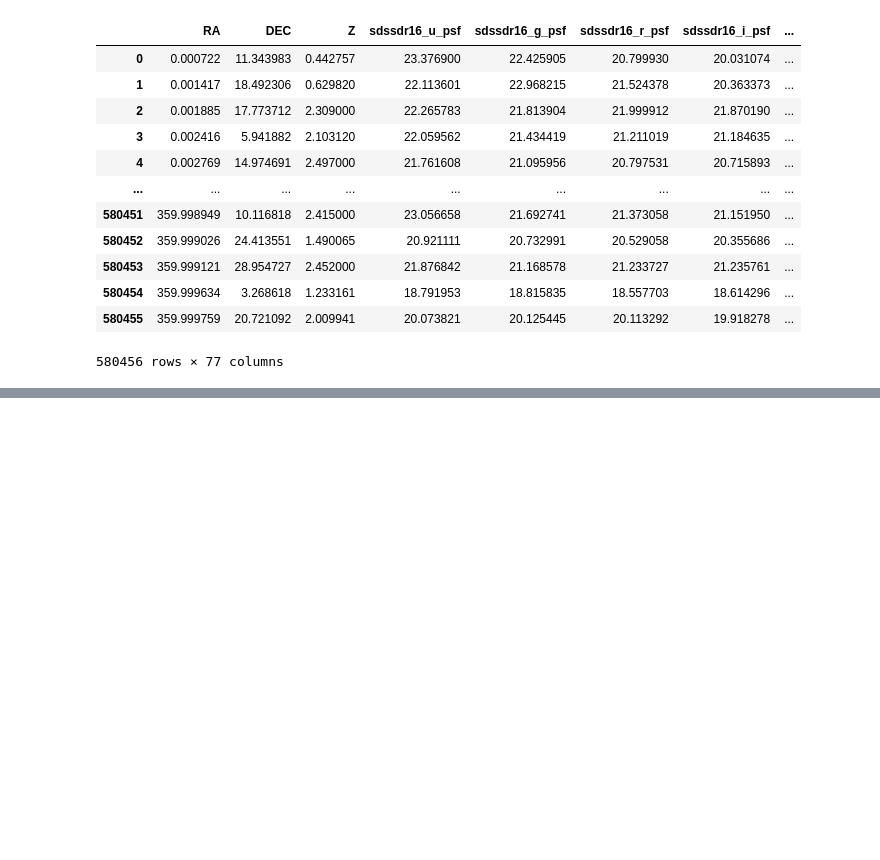
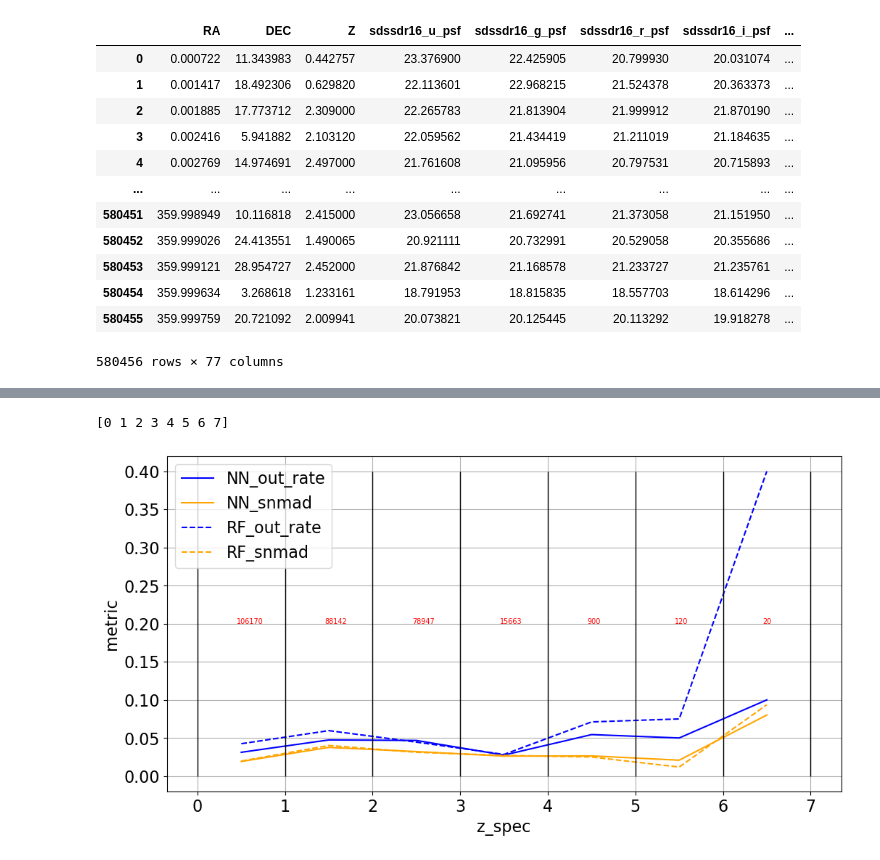
Before and after one commit to SVasi1yev/MSU_quasars, a Jupyter notebook: deep_ensambles_photo_z.ipynb, the cells around one changed output, grey strips where cells are left out. Saved outputs shown, nothing was run; the diff lists cells and outputs as text; code cells hidden in the pictures; blank space fills up the shorter version.

```diff
--- a/deep_ensambles_photo_z.ipynb
+++ b/deep_ensambles_photo_z.ipynb
@@ -401,0 +638,39 @@ print(f'Benchmark out_rate:\t{round(out_rate(train_20_35_02["Z"], train_20_35_02
+# %%
+# q_wide = 0.1
+# quants = np.quantile(y_02, np.arange(0, 1+q_wide, q_wide))
+# quants[-1] += 0.1
+
+quants = np.arange(0, 8, 1)
+
+print(quants)
+
+NN_out_rate, NN_snmad, RF_out_rate, RF_snmad = [], [], [], []
+obj_num = []
+
+for i in range(len(quants) - 1):
+    mask = (y_02 >= quants[i]) & (y_02 < quants[i+1])
+    obj_num.append(mask.sum())
+    NN_out_rate.append(out_rate(y_02[mask], mode[mask]))
+    NN_snmad.append(sigma_nmad(y_02[mask], mode[mask]))
+    RF_out_rate.append(out_rate(y_02[mask], train_20_35_02["max35_z"][mask]))
+    RF_snmad.append(sigma_nmad(y_02[mask], train_20_35_02["max35_z"][mask]))
+
+font = {'size': 16}
+plt.rc('font', **font)
+fig = plt.figure(figsize=(12, 6))
+plt.grid()
+
+plt.plot((quants[1:] + quants[:-1]) / 2, NN_out_rate, c='blue', linestyle='-', label='NN_out_rate')
+plt.plot((quants[1:] + quants[:-1]) / 2, NN_snmad, c='orange', linestyle='-', label='NN_snmad')
+plt.plot((quants[1:] + quants[:-1]) / 2, RF_out_rate, c='blue', linestyle='--', label='RF_out_rate')
+plt.plot((quants[1:] + quants[:-1]) / 2, RF_snmad, c='orange', linestyle='--', label='RF_snmad')
+plt.vlines(quants, ymin=0, ymax=max(NN_out_rate+NN_snmad+RF_out_rate+RF_snmad), linewidth=1, colors='black')
+for i, x in enumerate(((quants[1:] + quants[:-1]) / 2) - 0.05):
+    plt.text(x, 0.20, f'{obj_num[i]}', size=7, c='r')
+plt.xlabel('z_spec')
+plt.ylabel('metric')
+plt.legend()
+pass;
+# %% [output]
+[0 1 2 3 4 5 6 7]
+[figure, added]
```
Also changed, not shown: parts of 39 cells of this notebook.
